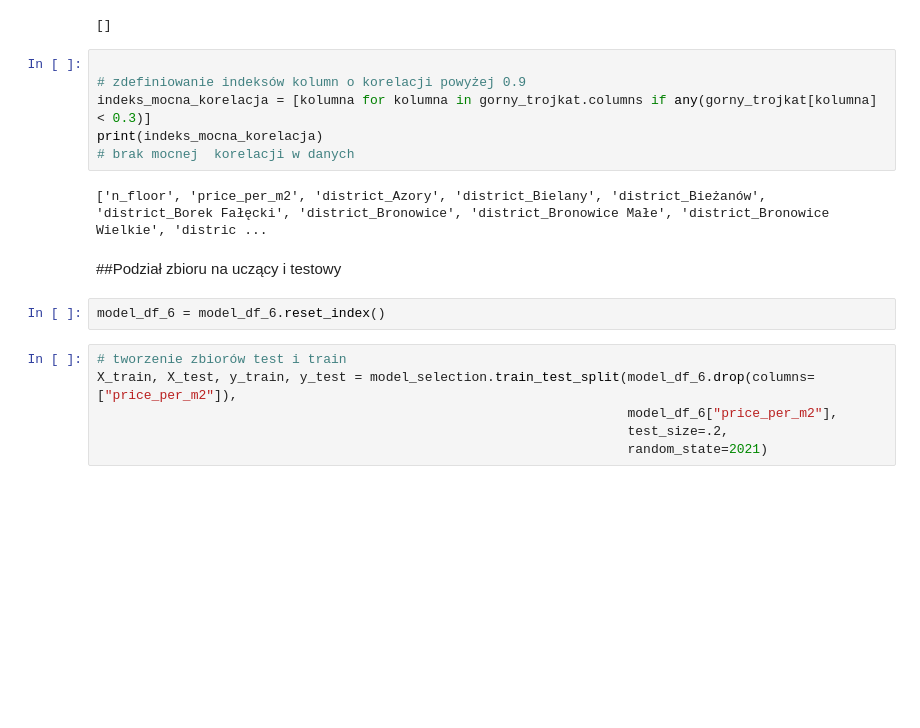
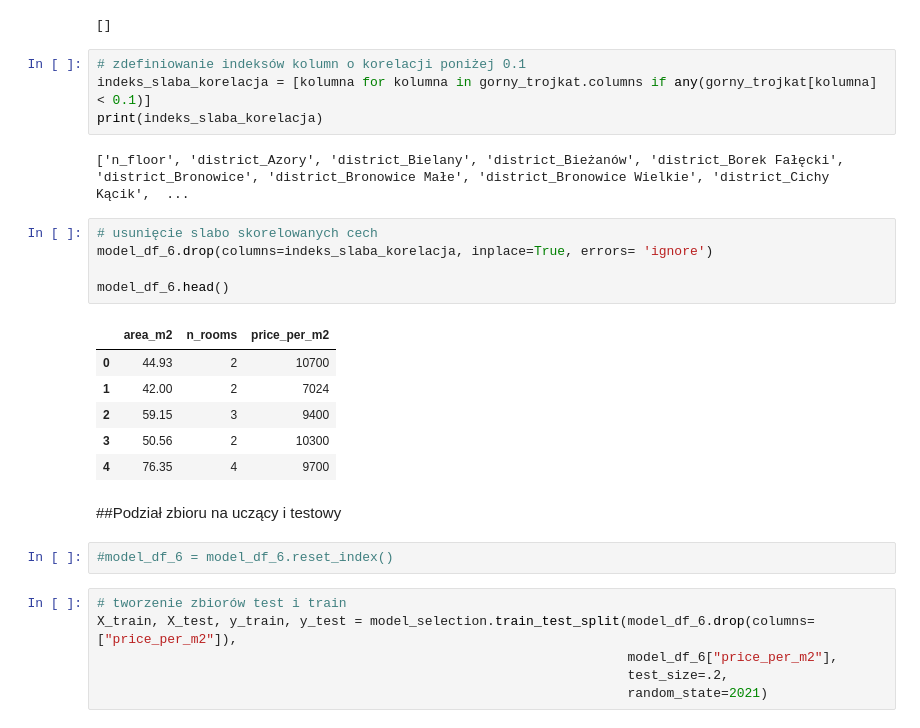
Before and after one commit to kwojtylko/flat_price_estimator, a Jupyter notebook: 3_model_preparation.ipynb, the cells around one changed output. Saved outputs shown, nothing was run; the diff lists cells and outputs as text; blank space fills up the shorter version.

```diff
--- a/3_model_preparation.ipynb
+++ b/3_model_preparation.ipynb
@@ -497,17 +497,27 @@ print(indeks_mocna_korelacja)
 # %% [output]
 []
 # %%
-
-# zdefiniowanie indeksów kolumn o korelacji powyżej 0.9
-indeks_mocna_korelacja = [kolumna for kolumna in gorny_trojkat.columns if any(gorny_trojkat[kolumna] < 0.3)]
-print(indeks_mocna_korelacja)
-# brak mocnej  korelacji w danych
+# zdefiniowanie indeksów kolumn o korelacji poniżej 0.1
+indeks_slaba_korelacja = [kolumna for kolumna in gorny_trojkat.columns if any(gorny_trojkat[kolumna] < 0.1)]
+print(indeks_slaba_korelacja)
 # %% [output]
-['n_floor', 'price_per_m2', 'district_Azory', 'district_Bielany', 'district_Bieżanów', 'district_Borek Fałęcki', 'district_Bronowice', 'district_Bronowice Małe', 'district_Bronowice Wielkie', 'distric ...
+['n_floor', 'district_Azory', 'district_Bielany', 'district_Bieżanów', 'district_Borek Fałęcki', 'district_Bronowice', 'district_Bronowice Małe', 'district_Bronowice Wielkie', 'district_Cichy Kącik',  ...
+# %%
+# usunięcie slabo skorelowanych cech
+model_df_6.drop(columns=indeks_slaba_korelacja, inplace=True, errors= 'ignore')
+
+model_df_6.head()
+# %% [output]
+|  | area_m2 | n_rooms | price_per_m2 |
+| 0 | 44.93 | 2 | 10700 |
+| 1 | 42.00 | 2 | 7024 |
+| 2 | 59.15 | 3 | 9400 |
+| 3 | 50.56 | 2 | 10300 |
+| 4 | 76.35 | 4 | 9700 |
 # %% [markdown]
 ##Podział zbioru na uczący i testowy
 # %%
-model_df_6 = model_df_6.reset_index()
+#model_df_6 = model_df_6.reset_index()
 # %%
 # tworzenie zbiorów test i train
 X_train, X_test, y_train, y_test = model_selection.train_test_split(model_df_6.drop(columns=["price_per_m2"]),
```
Also changed, not shown: parts of 31 cells of this notebook.
